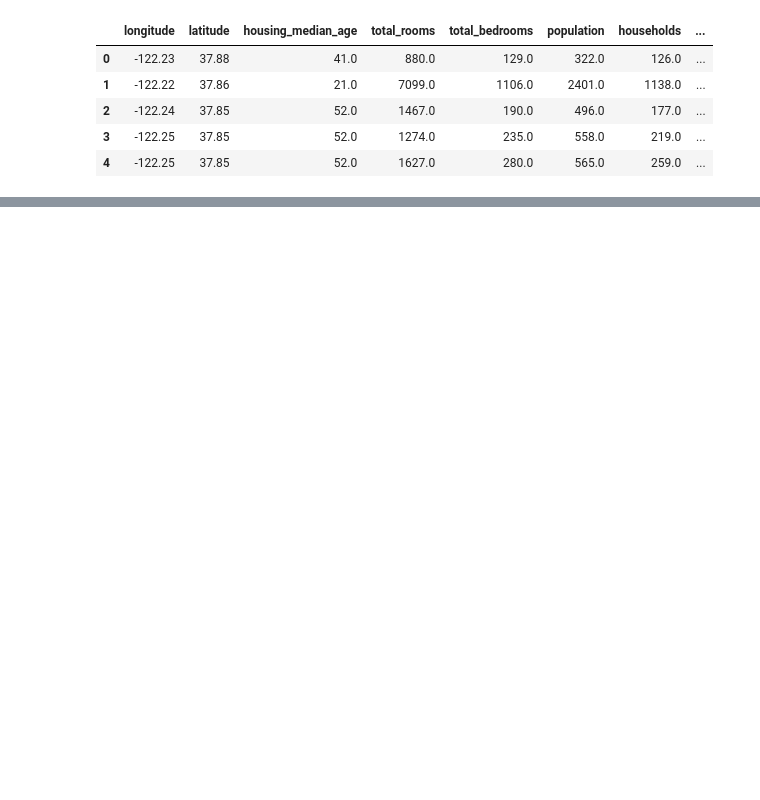
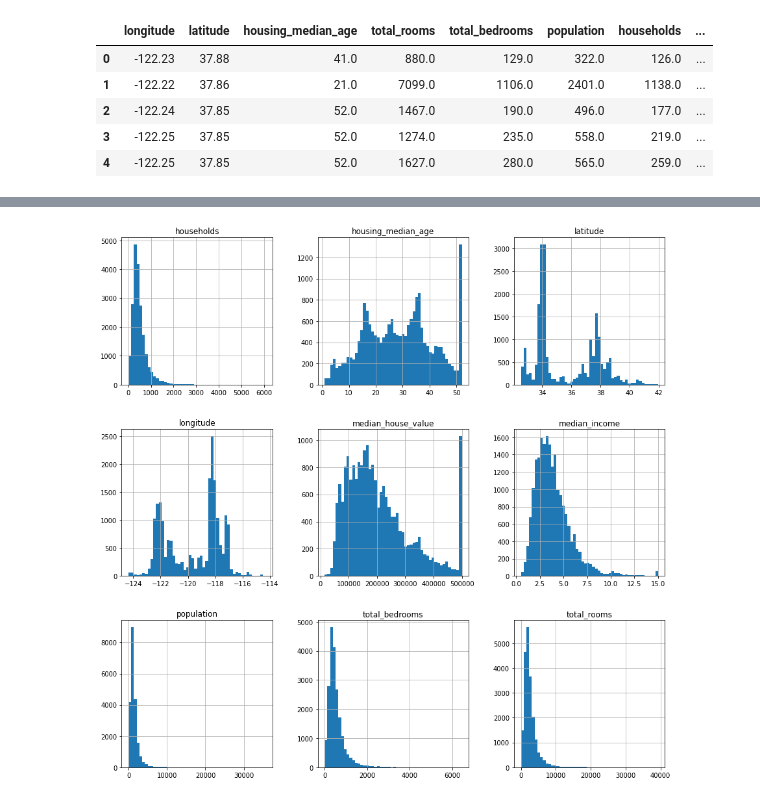
Before and after one commit to lucastsena/ia, a Jupyter notebook: machinelearning.ipynb, the cells around one changed output, grey strips where cells are left out. Drawn from its saved outputs; the diff is of its cells as text; code cells hidden in the pictures; blank space fills up the shorter version.

```diff
--- a/machinelearning.ipynb
+++ b/machinelearning.ipynb
@@ -19,0 +40,5 @@ housing.head(5)
+# %%
+housing.hist(bins=50, figsize=(15,15))
+plt.show()
+# %% [output]
+[figure, added]
```
Also changed, not shown: parts of 13 cells of this notebook.
